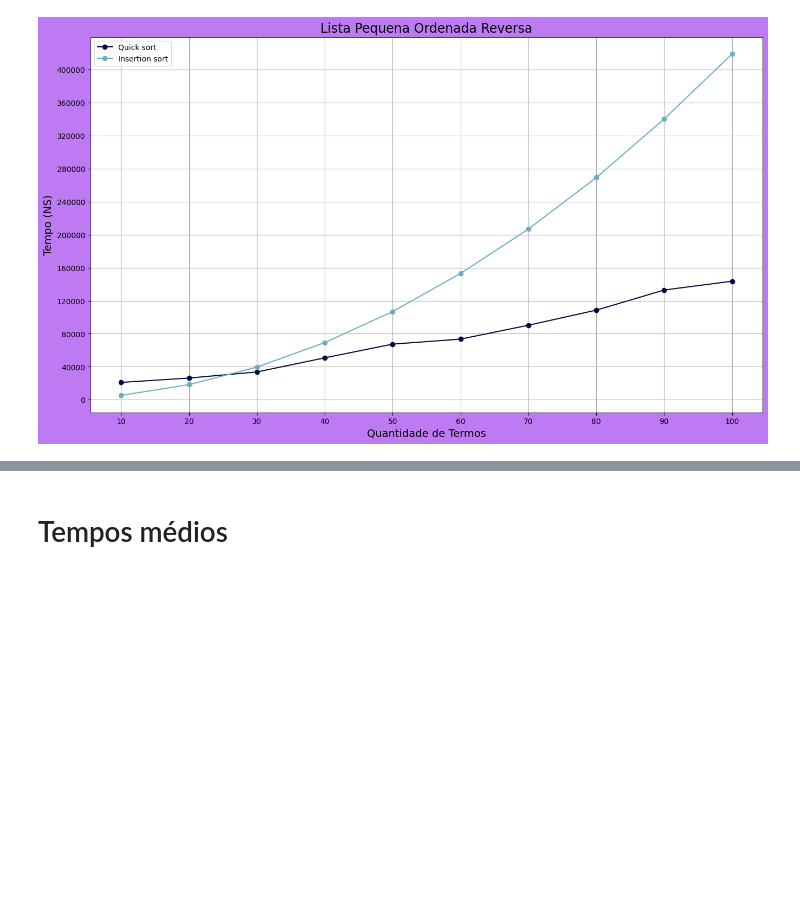
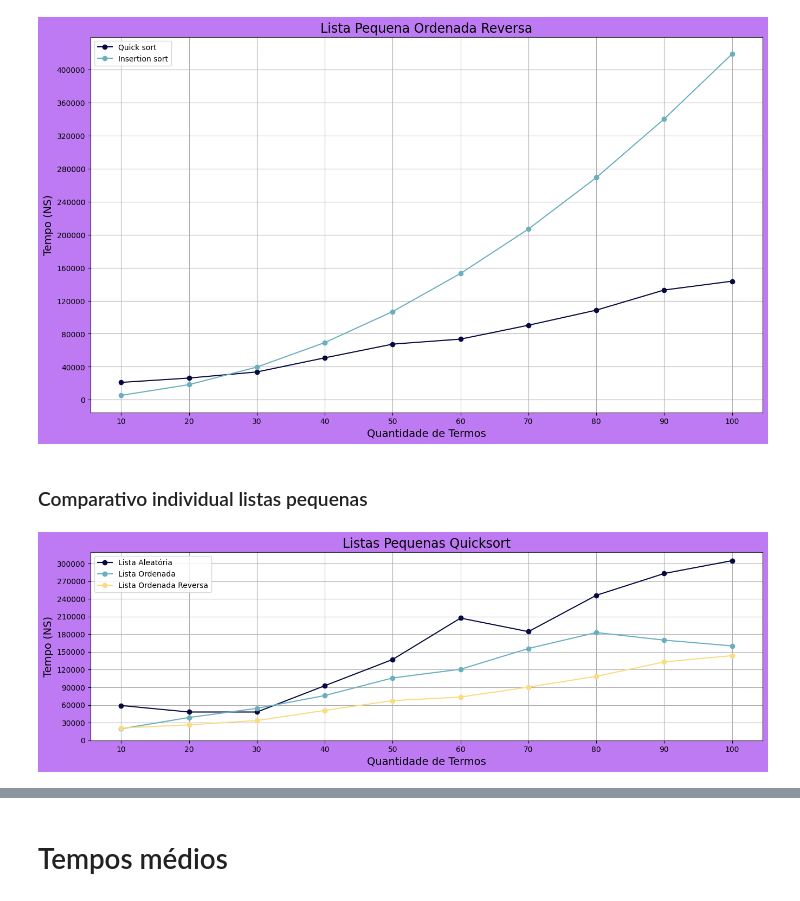
Before and after one commit to almeidadeoliveirabruno/Trabalho-estrutura-de-dados, a Jupyter notebook: registro_tempo/criar.graficos.ipynb, the cells around one changed output, grey strips where cells are left out. Saved outputs shown, nothing was run; the diff lists cells and outputs as text; code cells hidden in the pictures; blank space fills up the shorter version.

```diff
--- a/registro_tempo/criar.graficos.ipynb
+++ b/registro_tempo/criar.graficos.ipynb
@@ -5,3 +24,23 @@ import matplotlib.pyplot as plt
+# %%
+def criar_grafico_individual(x1,y1,y2,y3,titulo,intervalo_x = None, intervalo_y = None,tempo = '(S)'):
+    plt.figure(figsize=(16,4.5))
+    plt.gca().set_facecolor('#ffffff')
+    plt.gcf().set_facecolor('#be7af3')
+    plt.title(titulo, font = {'size':17})
+    plt.grid()
+    plt.plot(x1,y1, marker='o', color='#070A40', label='Lista Aleatória')
+    plt.plot(x1,y2, marker='o', color='#69AFBF', label = 'Lista Ordenada')
+    plt.plot(x1,y3, marker='o', color='#F9DB82', label = 'Lista Ordenada Reversa')
+    if intervalo_x != None:
+        plt.xticks(intervalo_x)
+    if intervalo_y != None:
+        plt.yticks(intervalo_y)
+    plt.legend()
+    plt.ylabel('Tempo ' + tempo, font = {'size':14})
+    plt.xlabel('Quantidade de Termos', font = {'size':14})
+    nome_img = titulo + '.svg'
+    plt.savefig(nome_img, format='svg')
+    plt.show()
 # %% [markdown]
 # Listas pequenas
 # %%
@@ -170,2 +190,16 @@ criar_grafico(x1,y1,x2,y2,'Lista Pequena Ordenada Reversa',intervalo_x, tempo='(
 # %% [output]
 [figure]
+# %% [markdown]
+### Comparativo individual listas pequenas
+# %%
+x1 = quicksort_lista_pequena_aleatoria['Tamanho'].values
+y1 = quicksort_lista_pequena_aleatoria['Tempo (ns)'].values
+y2 = quicksort_lista_pequena_ordenada['Tempo (ns)'].values
+y3 = quicksort_lista_pequena_ordenada_reversa['Tempo (ns)'].values
+intervalo_x = range(10,101,10)
+intervalo_y = range(0,320000,30000)
+tempo = '(NS)'
+
+criar_grafico_individual(x1,y1,y2,y3, 'Listas Pequenas Quicksort', intervalo_x = intervalo_x, intervalo_y = intervalo_y, tempo = tempo)
+# %% [output]
+[figure, added]
```
Also changed, not shown: parts of 28 cells of this notebook, 22 other files.
